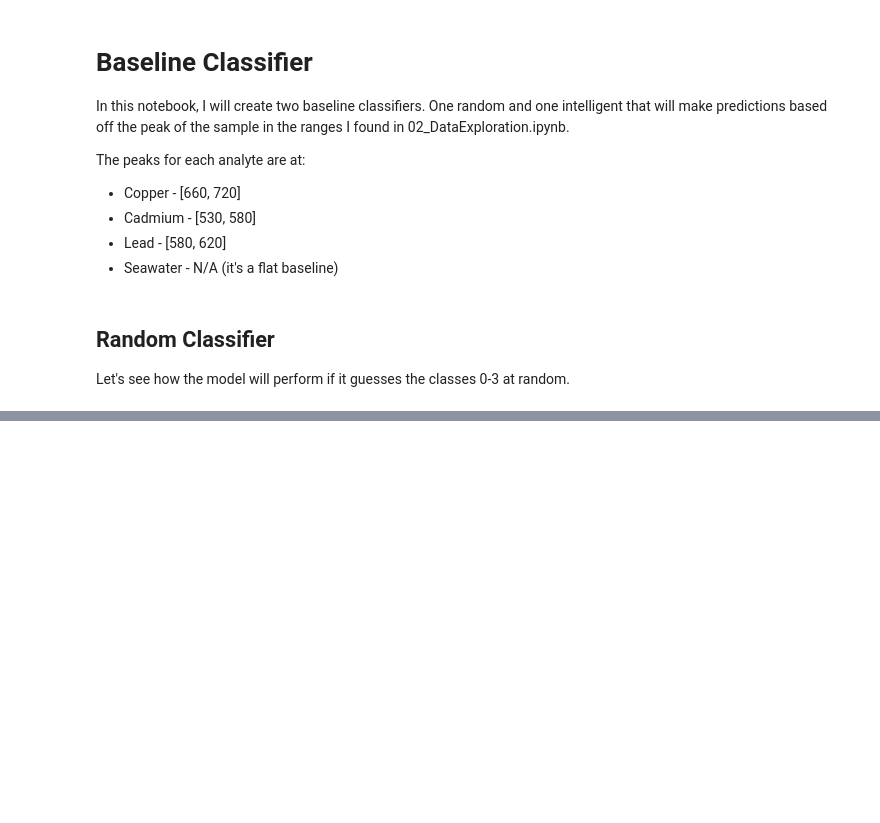
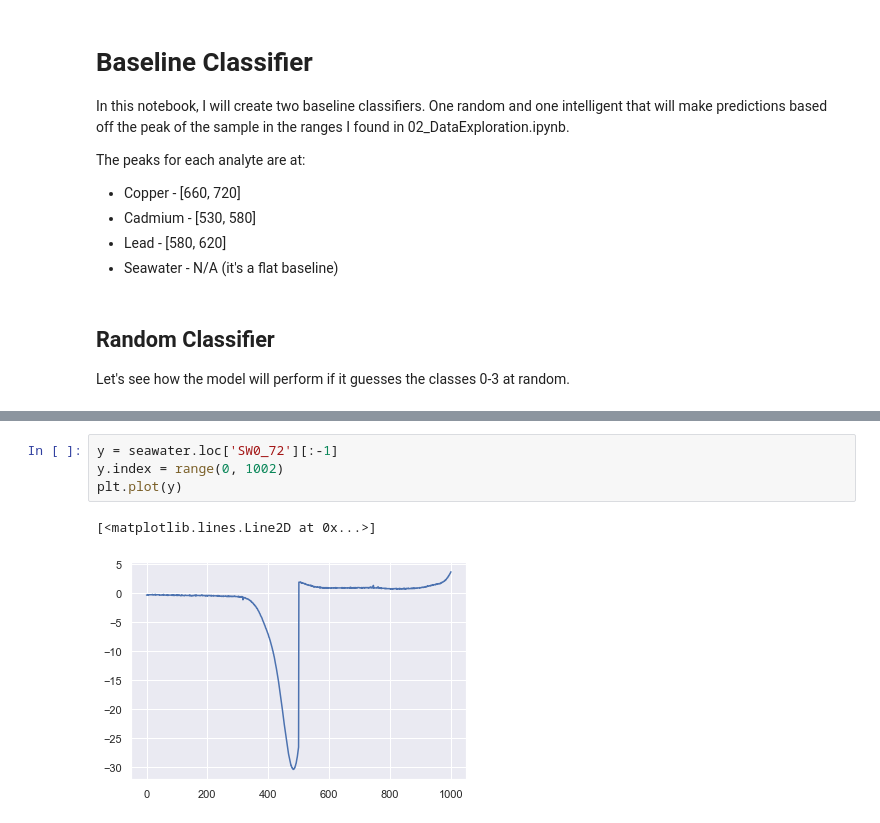
Before and after one commit to codeananda/sequence_classification_pytorch, a Jupyter notebook: electrochem_pytorch/03_BaselineClassifier.ipynb, the cells around one changed output, grey strips where cells are left out. Saved outputs shown, nothing was run; the diff lists cells and outputs as text; blank space fills up the shorter version.

```diff
--- a/electrochem_pytorch/03_BaselineClassifier.ipynb
+++ b/electrochem_pytorch/03_BaselineClassifier.ipynb
@@ -74,0 +87,7 @@ array([1, 0, 3, 1, 2, 1, 1, 0, 1, 1, 3, 1, 3, 2, 0, 1, 1, 3, 3, 0, 1, 2,
+# %%
+y = seawater.loc['SW0_72'][:-1]
+y.index = range(0, 1002)
+plt.plot(y)
+# %% [output]
+[<matplotlib.lines.Line2D at 0x...>]
+[figure, added]
```
Also changed, not shown: parts of 18 cells of this notebook.
